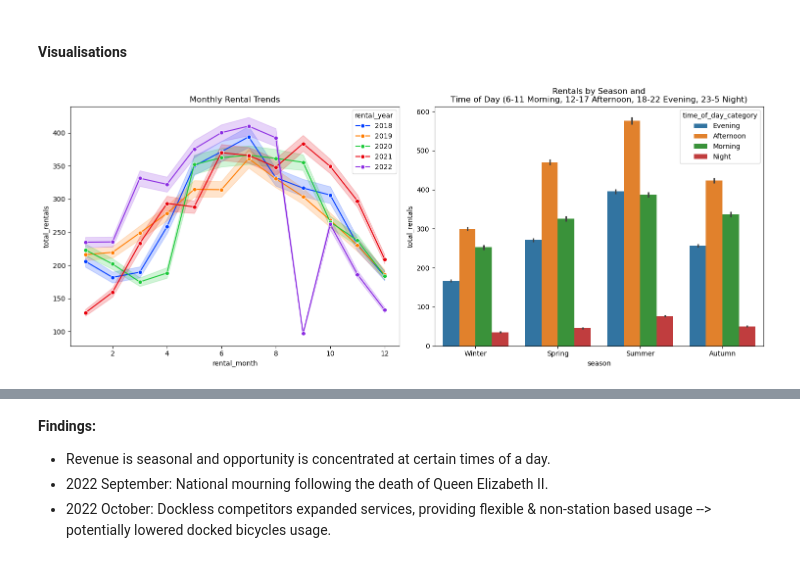
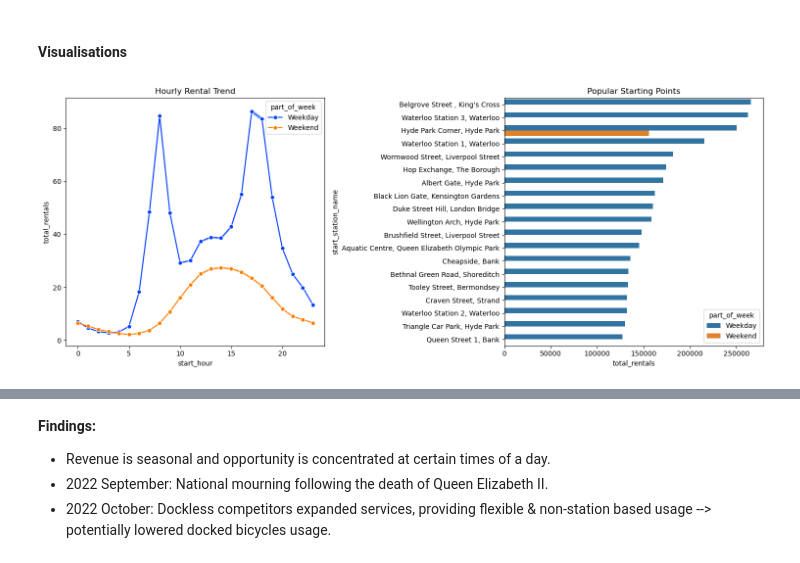
Before and after one commit to morinousagi/elt-dbt-gx-londonbike, a Jupyter notebook: eda_london_bicycles.ipynb, the cells around one changed output, grey strips where cells are left out. Drawn from its saved outputs; the diff is of its cells as text; code cells hidden in the pictures.

Commit message:
add part_of_week

```diff
--- a/eda_london_bicycles.ipynb
+++ b/eda_london_bicycles.ipynb
@@ -133,19 +133,22 @@ df_station.describe(include='all')
 # %% [markdown]
 #### Visualisations
 # %%
+# Look into the latest 5 years of data (last data point at Jan'23)
+filtered_df = df_rental[(df_rental['rental_year']>=2018) & (df_rental['rental_year'] <= 2022)]
+grouped_df = filtered_df.groupby(['start_station_name', 'part_of_week']).sum('total_rentals').sort_values(by='total_rentals', ascending=False).head(20)
+
 fig, axes = plt.subplots(1, 2, figsize=(15, 6))
 
-# Monthly rental trends by year
-filtered_df = df_rental[(df_rental['rental_year']>=2018) & (df_rental['rental_year'] <= 2022)]
-sns.lineplot(data=filtered_df, x='rental_month', y='total_rentals', hue='rental_year',
-             palette='bright', legend='full', marker='o', ax=axes[0])
-axes[0].set_title('Monthly Rental Trends')
+# Hourly rental trend
+sns.lineplot(data=filtered_df, x='start_hour', y='total_rentals', hue='part_of_week',
+             palette='bright', marker='o', ax=axes[0])
+axes[0].set_title('Hourly Rental Trend')
 
-# Rentals by Season and Time of Day
-sns.barplot(data=df_rental, x='season', y='total_rentals', hue='time_of_day_category', ax=axes[1])
-axes[1].set_title('Rentals by Season and\nTime of Day (6-11 Morning, 12-17 Afternoon, 18-22 Evening, 23-5 Night)')
+# Rental volume by stations
+sns.barplot(data=grouped_df, x='total_rentals', y='start_station_name', hue='part_of_week', ax=axes[1])
+axes[1].set_title('Popular Starting Points')
 
-plt.tight_layout() # Prevents overlapping labels
+plt.tight_layout()
 plt.show()
 # %% [output]
-[figure, old version]
+[figure, new version]
```
Also changed, not shown: parts of 10 cells of this notebook, 2 other files.
